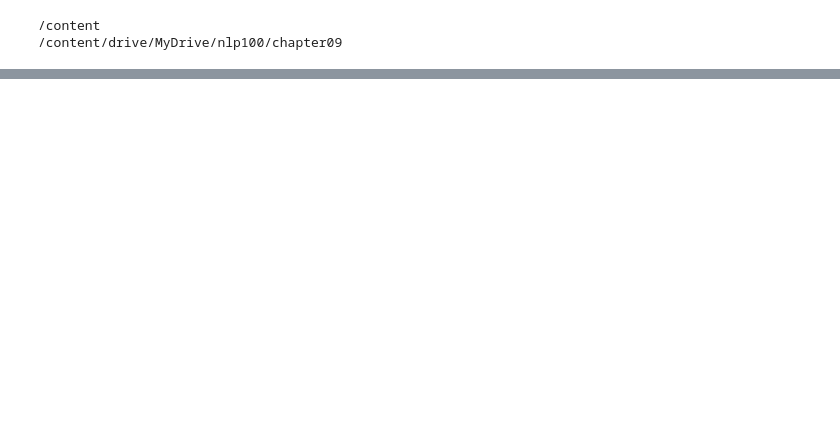
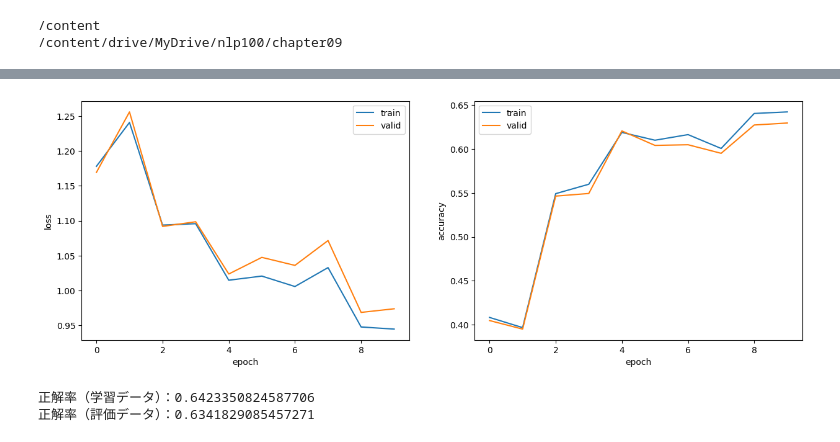
Before and after one commit to tmu-nlp/100knock2023, a Jupyter notebook: yamamoto/chapter09/chapter09.ipynb, the cells around one changed output, grey strips where cells are left out. Drawn from its saved outputs; the diff is of its cells as text; code cells hidden in the pictures; blank space fills up the shorter version.

```diff
--- a/yamamoto/chapter09/chapter09.ipynb
+++ b/yamamoto/chapter09/chapter09.ipynb
@@ -394,0 +370,71 @@ epoch: 1, loss_train: 1.1119, accuracy_train: 0.5183, loss_valid: 1.1287, accura
+# %%
+# knock84
+from gensim.models import KeyedVectors
+
+model = KeyedVectors.load_word2vec_format('./GoogleNews-vectors-negative300.bin', binary=True)
+
+# 学習済み単語ベクトルの取得
+VOCAB_SIZE = len(set(id_dict.values())) + 1
+EMB_SIZE = 300
+weights = np.zeros((VOCAB_SIZE, EMB_SIZE))
+words_in_pretrained = 0
+for i, word in enumerate(id_dict.keys()):
+  try:
+    weights[i] = model[word]
+    words_in_pretrained += 1
+  except KeyError:
+    weights[i] = np.random.normal(scale=0.4, size=(EMB_SIZE,))
+weights = torch.from_numpy(weights.astype((np.float32)))
+
+class RNN(nn.Module):
+  def __init__(self, vocab_size, emb_size, padding_idx, output_size, hidden_size, num_layers, emb_weights=None, bidirectional=False):
+    super().__init__()
+    self.hidden_size = hidden_size
+    self.num_layers = num_layers
+    self.num_directions = bidirectional + 1
+    if emb_weights != None:
+      self.emb = nn.Embedding.from_pretrained(emb_weights, padding_idx=padding_idx)
+    else:
+      self.emb = nn.Embedding(vocab_size, emb_size, padding_idx=padding_idx)
+    self.rnn = nn.RNN(emb_size, hidden_size, num_layers, nonlinearity='tanh', bidirectional=bidirectional, batch_first=True)
+    self.fc = nn.Linear(hidden_size * self.num_directions, output_size)
+
+  def forward(self, x):
+    self.batch_size = x.size()[0]
+    hidden = self.init_hidden(x.device)
+    emb = self.emb(x)
+    out, hidden = self.rnn(emb, hidden)
+    out = self.fc(out[:,-1,:])
+    return out
+
+  def init_hidden(self, device):
+    hidden = torch.zeros(self.num_layers * self.num_directions, self.batch_size, self.hidden_size, device=device)
+    return hidden
+
+# ハイパーパラメータを設定
+VOCAB_SIZE = len(set(id_dict.values())) + 1
+EMB_SIZE = 300
+PADDING_IDX = len(set(id_dict.values()))
+OUTPUT_SIZE = 4
+HIDDEN_SIZE = 50
+NUM_LAYERS = 1
+LEARNING_RATE = 0.05
+BATCH_SIZE = 32
+NUM_EPOCHS = 10
+
+model = RNN(VOCAB_SIZE, EMB_SIZE, PADDING_IDX, OUTPUT_SIZE, HIDDEN_SIZE, NUM_LAYERS, emb_weights=weights)
+
+criterion = nn.CrossEntropyLoss()
+optimizer = torch.optim.SGD(model.parameters(), lr=LEARNING_RATE)
+device = torch.device('cuda')
+log = train_model(dataset_train, dataset_valid, BATCH_SIZE, model, criterion, optimizer, NUM_EPOCHS, collate_fn=Padsequence(PADDING_IDX), device=device)
+
+# ログの可視化
+visualize_logs(log)
+
+# 正解率の算出
+_, acc_train = calculate_loss_and_accuracy(model, dataset_train, device)
+_, acc_test = calculate_loss_and_accuracy(model, dataset_test, device)
+print(f'正解率（学習データ）：{acc_train}')
+print(f'正解率（評価データ）：{acc_test}')
+# %% [output]
@@ -394,0 +451,3 @@ epoch: 1, loss_train: 1.1119, accuracy_train: 0.5183, loss_valid: 1.1287, accura
+[figure, added]
+正解率（学習データ）：0.6423350824587706
+正解率（評価データ）：0.6341829085457271
```
Also changed, not shown: parts of 15 cells of this notebook, 7 other files.
